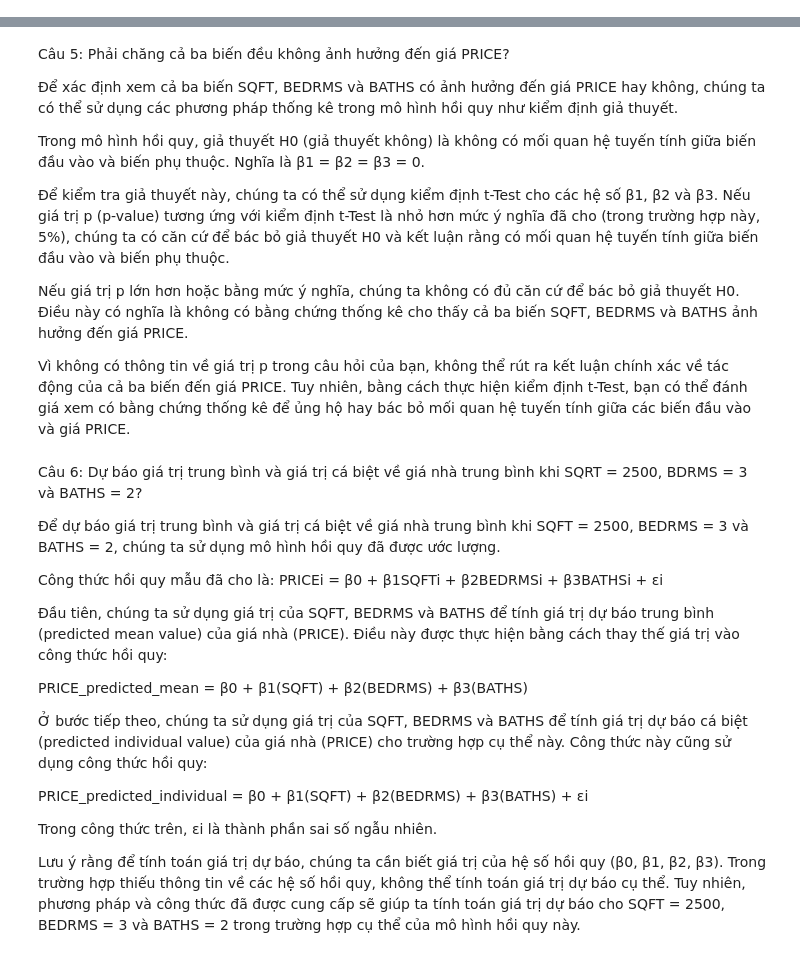
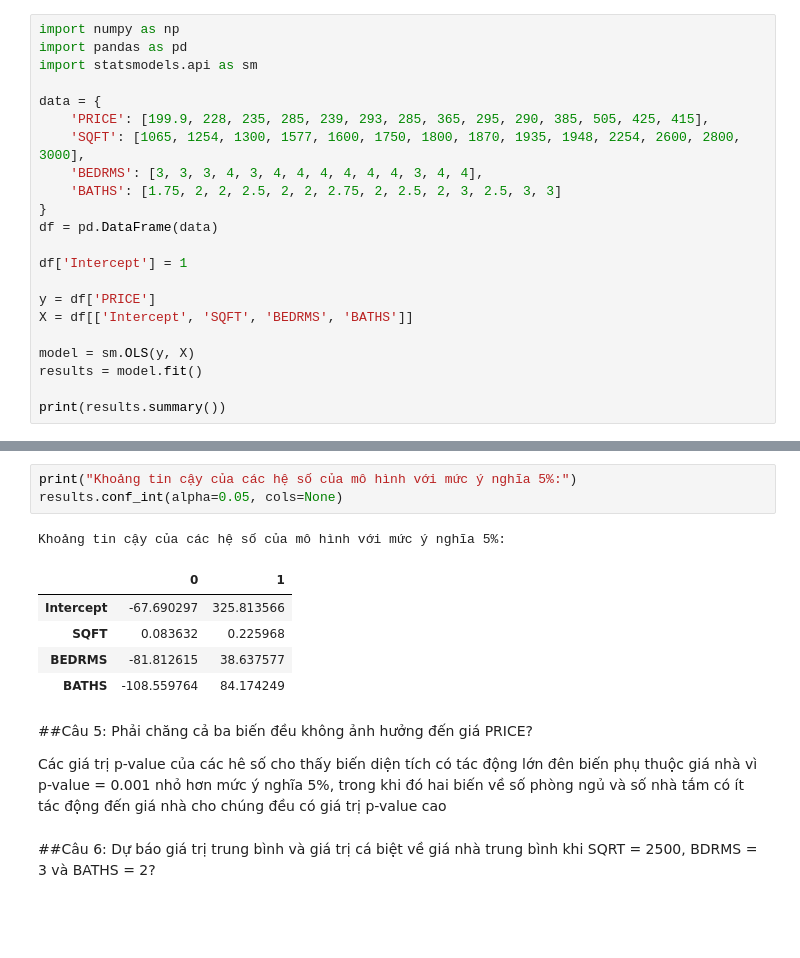
Before and after one commit to tathiyennhi/tathiyennhi.github.io, a Jupyter notebook: DA_Ex2.ipynb, the cells around one changed output, grey strips where cells are left out. Cells and saved outputs as stored; diff of their text form; blank space fills up the shorter version.

```diff
--- a/DA_Ex2.ipynb
+++ b/DA_Ex2.ipynb
@@ -2,3 +2,25 @@
 <a href="https://colab.research.google.com/github/tathiyennhi/tathiyennhi.github.io/blob/main/DA_Ex2.ipynb" target="_parent"><img src="https://colab.research.google.com/assets/colab-badge.svg" alt="Open In Colab"/></a>
 # %% [markdown]
 ![image.png](embedded-picture-1)
+# %%
+import numpy as np
+import pandas as pd
+import statsmodels.api as sm
+
+data = {
+    'PRICE': [199.9, 228, 235, 285, 239, 293, 285, 365, 295, 290, 385, 505, 425, 415],
+    'SQFT': [1065, 1254, 1300, 1577, 1600, 1750, 1800, 1870, 1935, 1948, 2254, 2600, 2800, 3000],
+    'BEDRMS': [3, 3, 3, 4, 3, 4, 4, 4, 4, 4, 4, 3, 4, 4],
+    'BATHS': [1.75, 2, 2, 2.5, 2, 2, 2.75, 2, 2.5, 2, 3, 2.5, 3, 3]
+}
+df = pd.DataFrame(data)
+
+df['Intercept'] = 1
+
+y = df['PRICE']
+X = df[['Intercept', 'SQFT', 'BEDRMS', 'BATHS']]
+
+model = sm.OLS(y, X)
+results = model.fit()
+
+print(results.summary())
@@ -89,34 +126,17 @@ Vì thiếu thông tin về các sai số tiêu chuẩn và ma trận hiệp ph
-# %% [markdown]
-Câu 5:
-Phải chăng cả ba biến đều không ảnh hưởng đến giá PRICE?
-
-Để xác định xem cả ba biến SQFT, BEDRMS và BATHS có ảnh hưởng đến giá PRICE hay không, chúng ta có thể sử dụng các phương pháp thống kê trong mô hình hồi quy như kiểm định giả thuyết.
-
-Trong mô hình hồi quy, giả thuyết H0 (giả thuyết không) là không có mối quan hệ tuyến tính giữa biến đầu vào và biến phụ thuộc. Nghĩa là β1 = β2 = β3 = 0.
-
-Để kiểm tra giả thuyết này, chúng ta có thể sử dụng kiểm định t-Test cho các hệ số β1, β2 và β3. Nếu giá trị p (p-value) tương ứng với kiểm định t-Test là nhỏ hơn mức ý nghĩa đã cho (trong trường hợp này, 5%), chúng ta có căn cứ để bác bỏ giả thuyết H0 và kết luận rằng có mối quan hệ tuyến tính giữa biến đầu vào và biến phụ thuộc.
-
-Nếu giá trị p lớn hơn hoặc bằng mức ý nghĩa, chúng ta không có đủ căn cứ để bác bỏ giả thuyết H0. Điều này có nghĩa là không có bằng chứng thống kê cho thấy cả ba biến SQFT, BEDRMS và BATHS ảnh hưởng đến giá PRICE.
-
-Vì không có thông tin về giá trị p trong câu hỏi của bạn, không thể rút ra kết luận chính xác về tác động của cả ba biến đến giá PRICE. Tuy nhiên, bằng cách thực hiện kiểm định t-Test, bạn có thể đánh giá xem có bằng chứng thống kê để ủng hộ hay bác bỏ mối quan hệ tuyến tính giữa các biến đầu vào và giá PRICE.
-# %% [markdown]
-Câu 6:
-Dự báo giá trị trung bình và giá trị cá biệt về giá nhà trung bình khi SQRT = 2500, BDRMS = 3 và BATHS = 2?
-
-
-Để dự báo giá trị trung bình và giá trị cá biệt về giá nhà trung bình khi SQFT = 2500, BEDRMS = 3 và BATHS = 2, chúng ta sử dụng mô hình hồi quy đã được ước lượng.
-
-Công thức hồi quy mẫu đã cho là:
-PRICEi = β0 + β1SQFTi + β2BEDRMSi + β3BATHSi + εi
-
-Đầu tiên, chúng ta sử dụng giá trị của SQFT, BEDRMS và BATHS để tính giá trị dự báo trung bình (predicted mean value) của giá nhà (PRICE). Điều này được thực hiện bằng cách thay thế giá trị vào công thức hồi quy:
-
-PRICE_predicted_mean = β0 + β1(SQFT) + β2(BEDRMS) + β3(BATHS)
-
-Ở bước tiếp theo, chúng ta sử dụng giá trị của SQFT, BEDRMS và BATHS để tính giá trị dự báo cá biệt (predicted individual value) của giá nhà (PRICE) cho trường hợp cụ thể này. Công thức này cũng sử dụng công thức hồi quy:
-
-PRICE_predicted_individual = β0 + β1(SQFT) + β2(BEDRMS) + β3(BATHS) + εi
-
-Trong công thức trên, εi là thành phần sai số ngẫu nhiên.
-
-Lưu ý rằng để tính toán giá trị dự báo, chúng ta cần biết giá trị của hệ số hồi quy (β0, β1, β2, β3). Trong trường hợp thiếu thông tin về các hệ số hồi quy, không thể tính toán giá trị dự báo cụ thể. Tuy nhiên, phương pháp và công thức đã được cung cấp sẽ giúp ta tính toán giá trị dự báo cho SQFT = 2500, BEDRMS = 3 và BATHS = 2 trong trường hợp cụ thể của mô hình hồi quy này.
+# %%
+print("Khoảng tin cậy của các hệ số của mô hình với mức ý nghĩa 5%:")
+results.conf_int(alpha=0.05, cols=None)
+# %% [output]
+Khoảng tin cậy của các hệ số của mô hình với mức ý nghĩa 5%:
+|  | 0 | 1 |
+| Intercept | -67.690297 | 325.813566 |
+| SQFT | 0.083632 | 0.225968 |
+| BEDRMS | -81.812615 | 38.637577 |
+| BATHS | -108.559764 | 84.174249 |
+# %% [markdown]
+##Câu 5: Phải chăng cả ba biến đều không ảnh hưởng đến giá PRICE?
+
+Các giá trị p-value của các hê số cho thấy biến diện tích có tác động lớn đên biến phụ thuộc giá nhà vì p-value = 0.001 nhỏ hơn mức ý nghĩa 5%, trong khi đó hai biến về số phòng ngủ và số nhà tắm có ít tác động đến giá nhà cho chúng đều có giá trị p-value cao
+# %% [markdown]
+##Câu 6:
+Dự báo giá trị trung bình và giá trị cá biệt về giá nhà trung bình khi SQRT = 2500, BDRMS = 3 và BATHS = 2?
```
Also changed, not shown: parts of 6 cells of this notebook.
